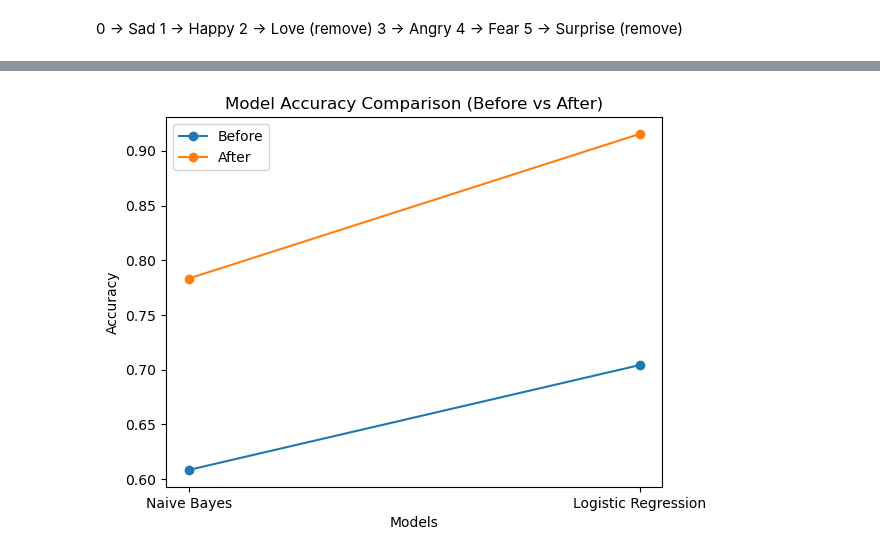
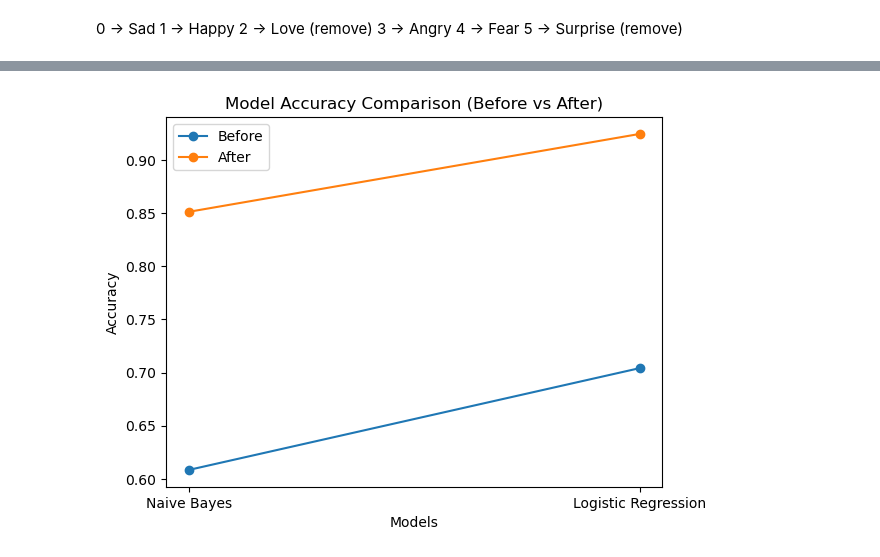
Before and after one commit to araly-akanksha/Emotion-Classification-from-Text-using-Classical-Machine-Learning, a Jupyter notebook: train_model.ipynb, the cells around one changed output, grey strips where cells are left out. Saved outputs shown, nothing was run; the diff lists cells and outputs as text; code cells hidden in the pictures.

```diff
--- a/train_model.ipynb
+++ b/train_model.ipynb
@@ -133,25 +159,25 @@ weighted avg       0.91      0.91      0.91      2825
 # %%
 models = ["Naive Bayes", "Logistic Regression"]
 
 before = [0.6084, 0.7042]
-after = [0.7833, 0.9154]
+after = [0.8513, 0.9246]
 
 x = range(len(models))
 
 plt.figure()
 plt.plot(x, before, marker='o', label="Before")
 plt.plot(x, after, marker='o', label="After")
 
 plt.xticks(x, models)
 plt.title("Model Accuracy Comparison (Before vs After)")
 plt.xlabel("Models")
 plt.ylabel("Accuracy")
 plt.legend()
 
 plt.savefig("accuracy_comparison.png")
 plt.show()
 # %% [output]
-[figure, old version]
+[figure, new version]
 # %%
 cm = confusion_matrix(y_test, lr.predict(X_test))
 
```
Also changed, not shown: parts of 6 cells of this notebook, 5 other files.
